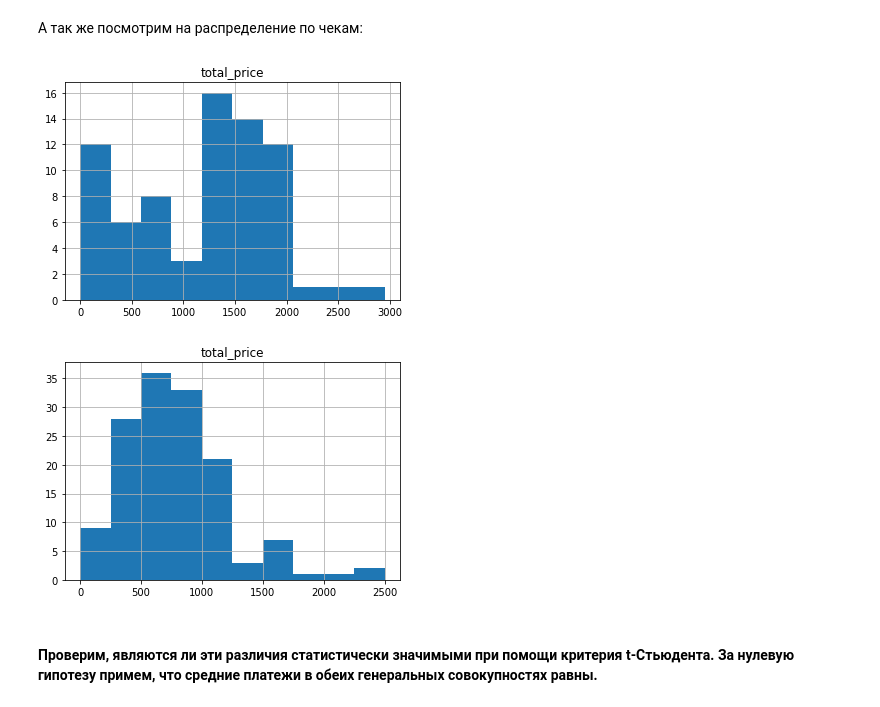
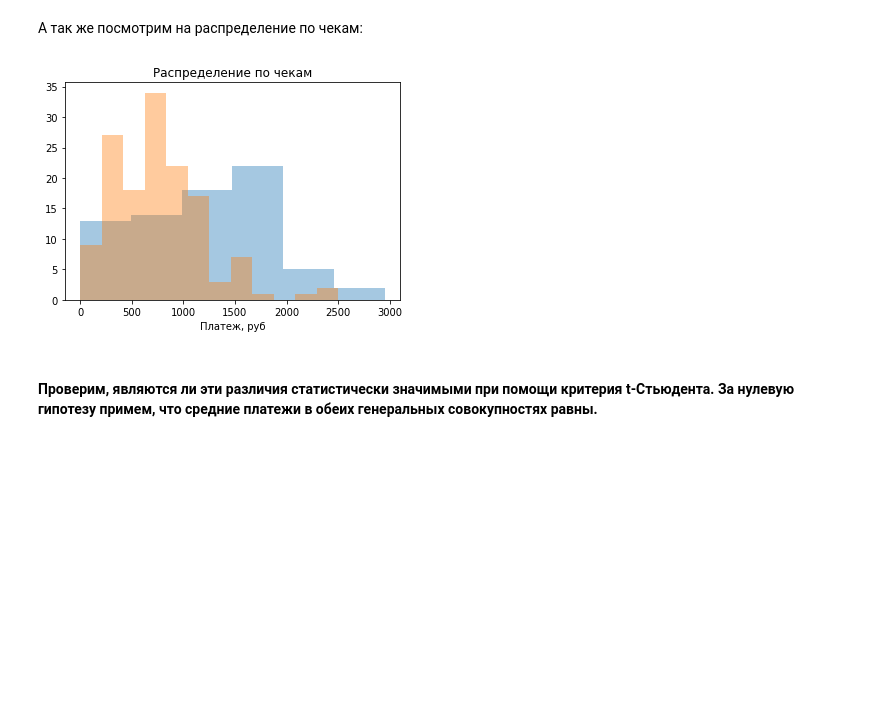
Before and after one commit to etovityusha/practice, a Jupyter notebook: citilink/citilink.ipynb, the cells around one changed output. Drawn from its saved outputs; the diff is of its cells as text; code cells hidden in the pictures; blank space fills up the shorter version.

```diff
--- a/citilink/citilink.ipynb
+++ b/citilink/citilink.ipynb
@@ -77,11 +104,12 @@ city
 Name: total_price, dtype: float64
 # %% [markdown]
 А так же посмотрим на распределение по чекам:
-# %%
-hist = df.groupby('city').hist(column='total_price');
-# %% [output]
-[figure, removed]
-[figure, removed]
+# %%
+sns.distplot(kde=False, a=df[df['city'] == 'Город 1']['total_price'])
+sns.distplot(a=df[df['city'] == 'Город 2']['total_price'], axlabel='Платеж, руб', kde=False).set_title(
+    'Распределение по чекам');
+# %% [output]
+[figure, added]
 # %% [markdown]
 #### Проверим, являются ли эти различия статистически значимыми при помощи критерия t-Стьюдента. За нулевую гипотезу примем, что средние платежи в обеих генеральных совокупностях равны.
 # %%
```
Also changed, not shown: parts of 8 cells of this notebook.
